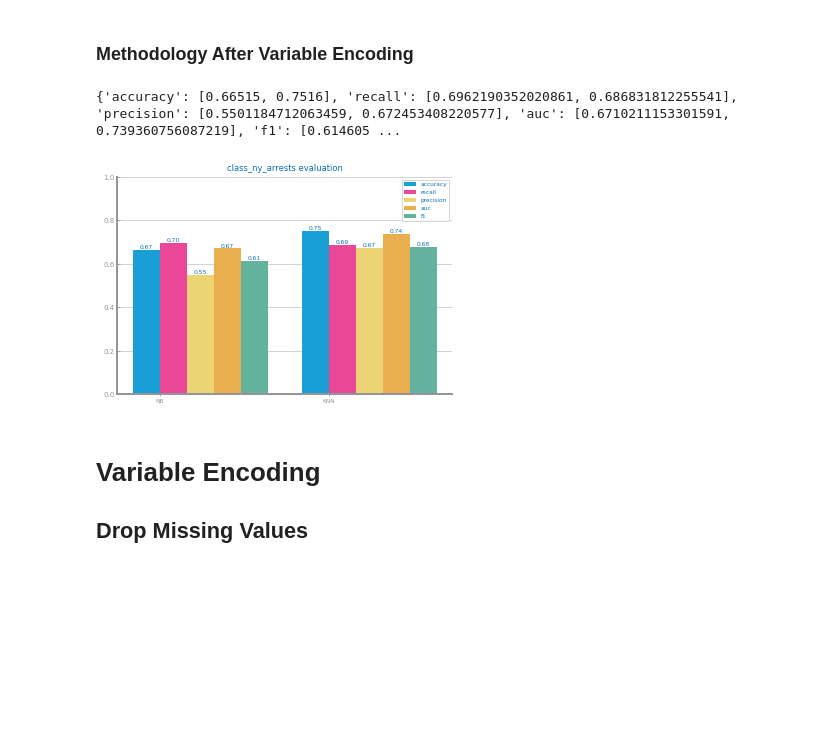
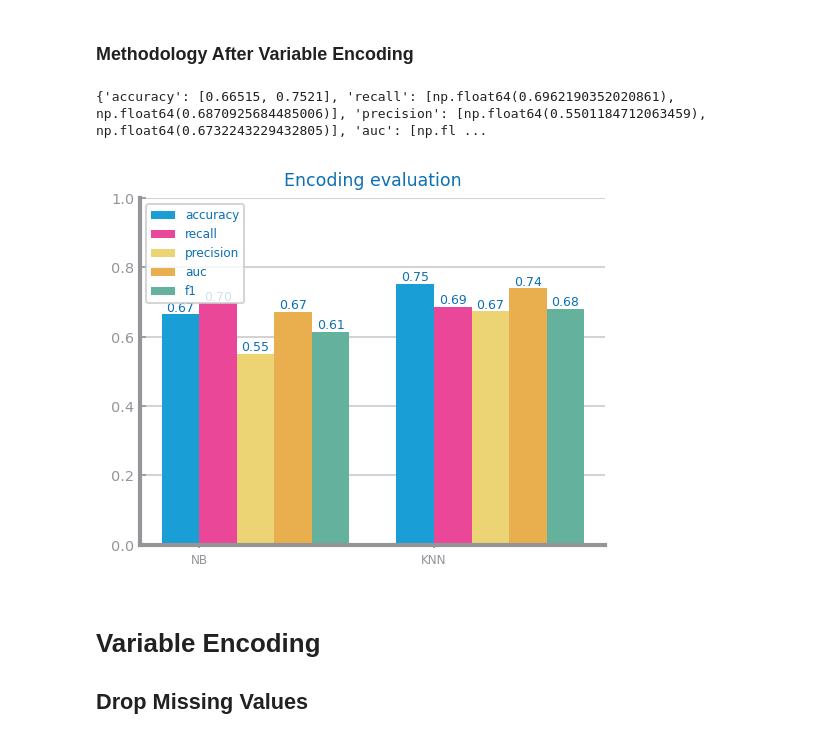
Before and after one commit to Moraisgit/data_science_project, a Jupyter notebook: src/set1_data_preparation.ipynb, the cells around one changed output. Cells and saved outputs as stored; diff of their text form; code cells hidden in the pictures; blank space fills up the shorter version.

Commit message:
Paths images and titles
Included correct paths to images and files for both sets in notebooks. Corrected titles in graphs

```diff
--- a/src/set1_data_preparation.ipynb
+++ b/src/set1_data_preparation.ipynb
@@ -162,38 +166,38 @@ def evaluate_approach(
     trnY = train.pop(target).values
     trnX: ndarray = train.values
     tstY = test.pop(target).values
     tstX: ndarray = test.values
     eval: dict[str, list] = {}
 
     eval_NB: dict[str, float] = run_NB(trnX, trnY, tstX, tstY, metric=metric)
     eval_KNN: dict[str, float] = run_KNN(trnX, trnY, tstX, tstY, metric=metric)
     if eval_NB != {} and eval_KNN != {}:
         for met in CLASS_EVAL_METRICS:
             eval[met] = [eval_NB[met], eval_KNN[met]]
     return eval
 
 target = "LAW_CAT_CD"
 file_tag = "class_ny_arrests"
 filename = "class_ny_arrests.csv"
 
-new_data: DataFrame = read_csv("datasets/class_ny_arrests_encoding2.csv")
+new_data: DataFrame = read_csv(f"{path_to_directory}/datasets/{file_tag}_encoding2.csv")
 new_data = new_data.dropna()
 
 new_data = new_data.head(100000)
 
 train, test = train_test_split(new_data, test_size=0.2, random_state=42)
 
 figure()
 eval_dropping: dict[str, list] = evaluate_approach(train, test, target=target, metric="recall")
 print(eval_dropping)
 plot_multibar_chart(
-    ["NB", "KNN"], eval_dropping, title=f"{file_tag} evaluation", percentage=True
+    ["NB", "KNN"], eval_dropping, title=f"Encoding evaluation", percentage=True
 )
-savefig("images/class_ny_arrests_encoding_eval2.png")
+savefig(f"{path_to_directory}/images/Set 1 - Encoding results.png")
 show()
 # %% [output]
-{'accuracy': [0.66515, 0.7516], 'recall': [0.6962190352020861, 0.686831812255541], 'precision': [0.5501184712063459, 0.672453408220577], 'auc': [0.6710211153301591, 0.739360756087219], 'f1': [0.614605 ...
+{'accuracy': [0.66515, 0.7521], 'recall': [np.float64(0.6962190352020861), np.float64(0.6870925684485006)], 'precision': [np.float64(0.5501184712063459), np.float64(0.6732243229432805)], 'auc': [np.fl ...
-[figure, old version]
+[figure, new version]
 # %% [markdown]
 # **Variable Encoding**
 ## **Drop Missing Values**
```
Also changed, not shown: parts of 27 cells of this notebook, 4 other files.
